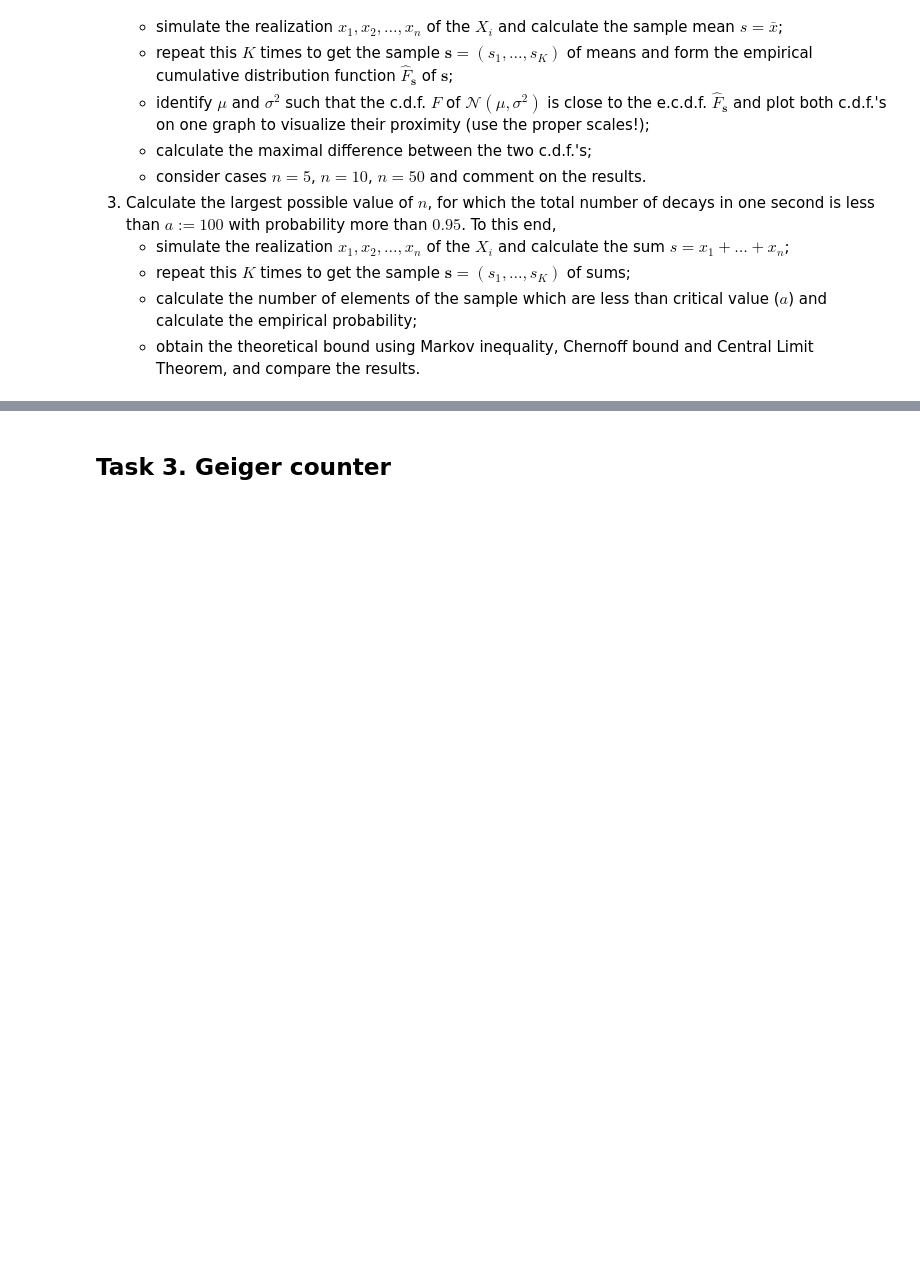
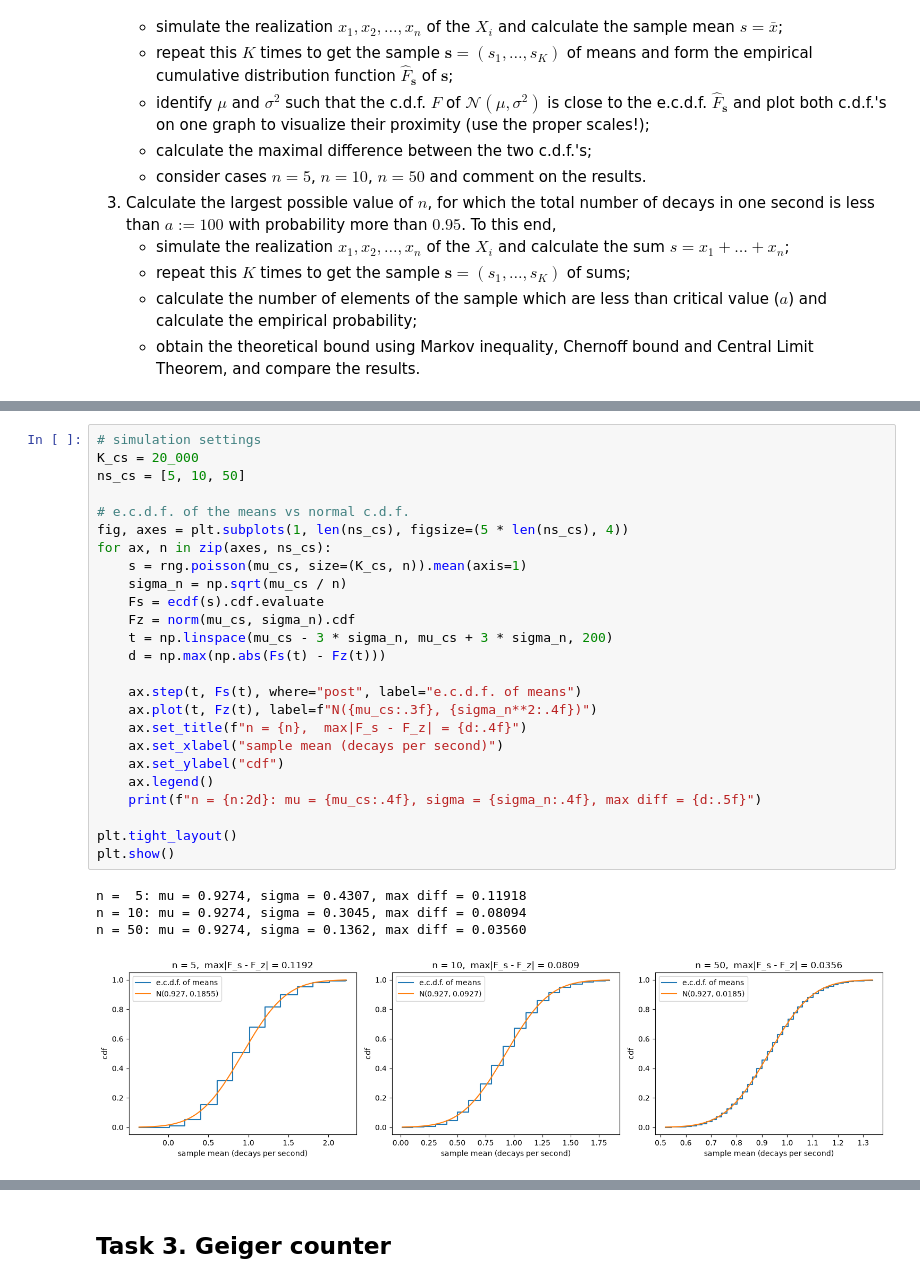
Before and after one commit to Levko0/PS-Lab2, a Jupyter notebook: RV_CLT_PS_Lab2_.ipynb, the cells around one changed output, grey strips where cells are left out. Saved outputs shown, nothing was run; the diff lists cells and outputs as text; blank space fills up the shorter version.

```diff
--- a/RV_CLT_PS_Lab2_.ipynb
+++ b/RV_CLT_PS_Lab2_.ipynb
@@ -242,0 +286,30 @@ Assume that a medical laboratory receives $n$ samples of radioactive element $^{
+# %%
+# simulation settings
+K_cs = 20_000
+ns_cs = [5, 10, 50]
+
+# e.c.d.f. of the means vs normal c.d.f.
+fig, axes = plt.subplots(1, len(ns_cs), figsize=(5 * len(ns_cs), 4))
+for ax, n in zip(axes, ns_cs):
+    s = rng.poisson(mu_cs, size=(K_cs, n)).mean(axis=1)
+    sigma_n = np.sqrt(mu_cs / n)
+    Fs = ecdf(s).cdf.evaluate
+    Fz = norm(mu_cs, sigma_n).cdf
+    t = np.linspace(mu_cs - 3 * sigma_n, mu_cs + 3 * sigma_n, 200)
+    d = np.max(np.abs(Fs(t) - Fz(t)))
+
+    ax.step(t, Fs(t), where="post", label="e.c.d.f. of means")
+    ax.plot(t, Fz(t), label=f"N({mu_cs:.3f}, {sigma_n**2:.4f})")
+    ax.set_title(f"n = {n},  max|F_s - F_z| = {d:.4f}")
+    ax.set_xlabel("sample mean (decays per second)")
+    ax.set_ylabel("cdf")
+    ax.legend()
+    print(f"n = {n:2d}: mu = {mu_cs:.4f}, sigma = {sigma_n:.4f}, max diff = {d:.5f}")
+
+plt.tight_layout()
+plt.show()
+# %% [output]
+n =  5: mu = 0.9274, sigma = 0.4307, max diff = 0.11918
+n = 10: mu = 0.9274, sigma = 0.3045, max diff = 0.08094
+n = 50: mu = 0.9274, sigma = 0.1362, max diff = 0.03560
+[figure, added]
```
Also changed, not shown: parts of 12 cells of this notebook.
